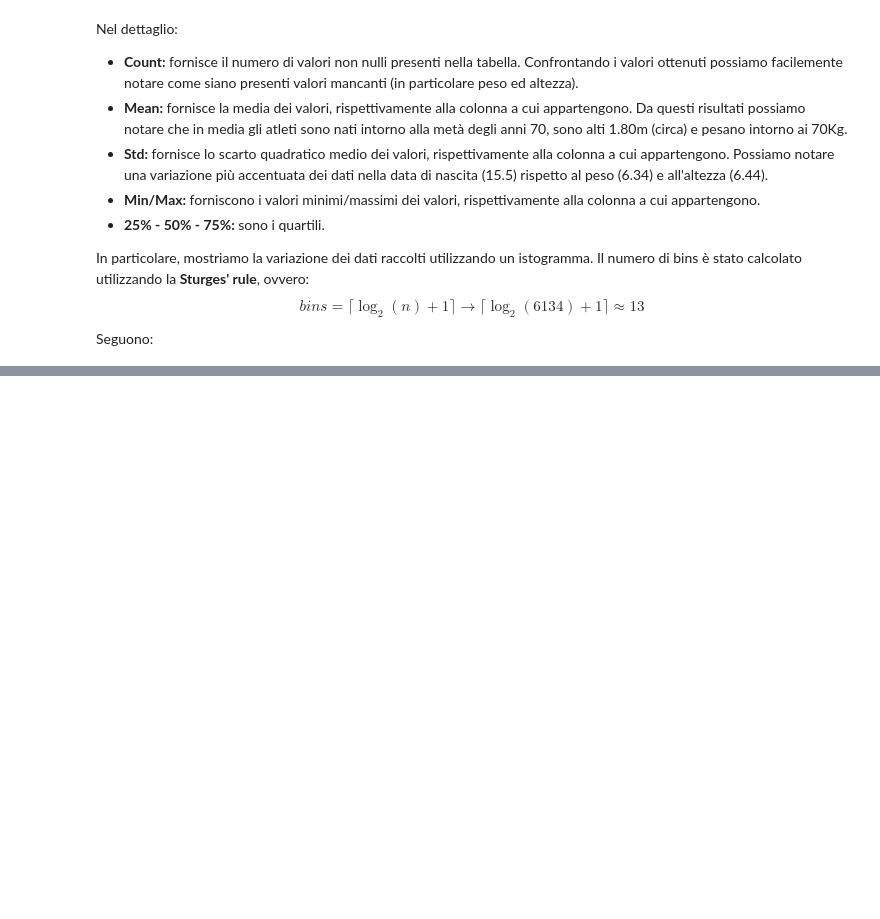
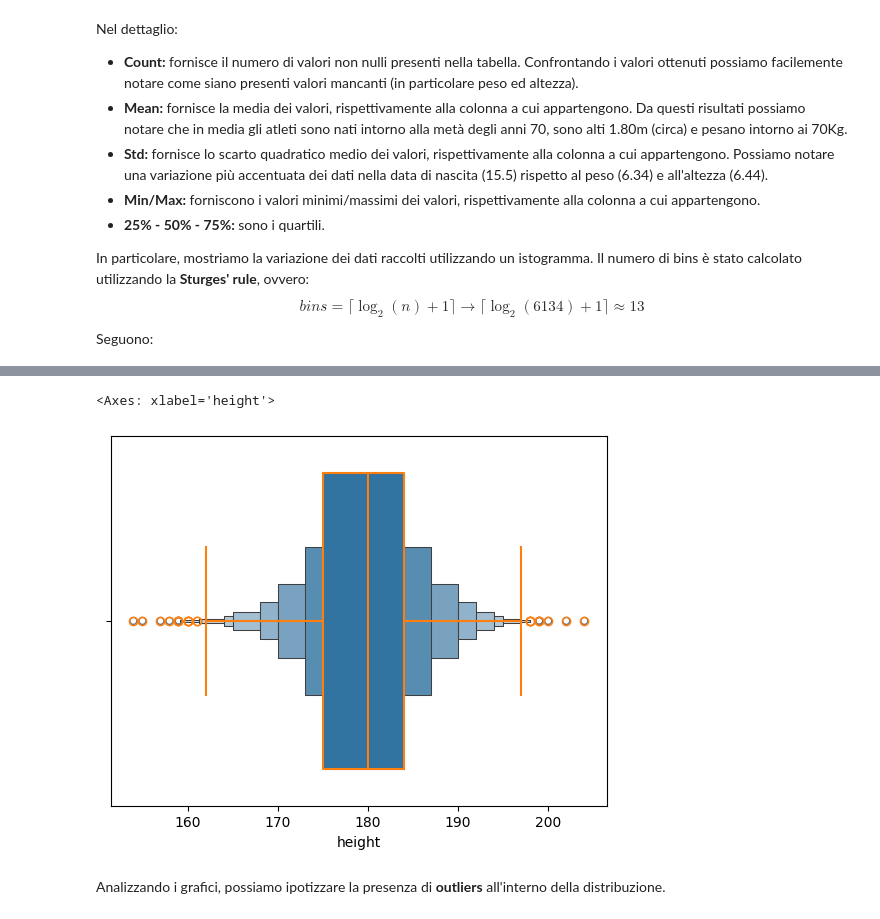
Before and after one commit to cionijacopo/DM-Project-24-25, a Jupyter notebook: TASK_1/Data_Understanding.ipynb, the cells around one changed output, grey strips where cells are left out. Saved outputs shown, nothing was run; the diff lists cells and outputs as text; code cells hidden in the pictures; blank space fills up the shorter version.

```diff
--- a/TASK_1/Data_Understanding.ipynb
+++ b/TASK_1/Data_Understanding.ipynb
@@ -157,0 +198,10 @@ plt.show()
+# %%
+# Boxen plot
+sns.boxenplot(cyclists['height'], orient="h")
+# Box plot sovrapposto (e vuoto)
+sns.boxplot(cyclists['height'], fill=False, orient="h")
+# %% [output]
+<Axes: xlabel='height'>
+[figure, added]
+# %% [markdown]
+Analizzando i grafici, possiamo ipotizzare la presenza di <b>outliers</b> all'interno della distribuzione.
```
Also changed, not shown: parts of 8 cells of this notebook.
